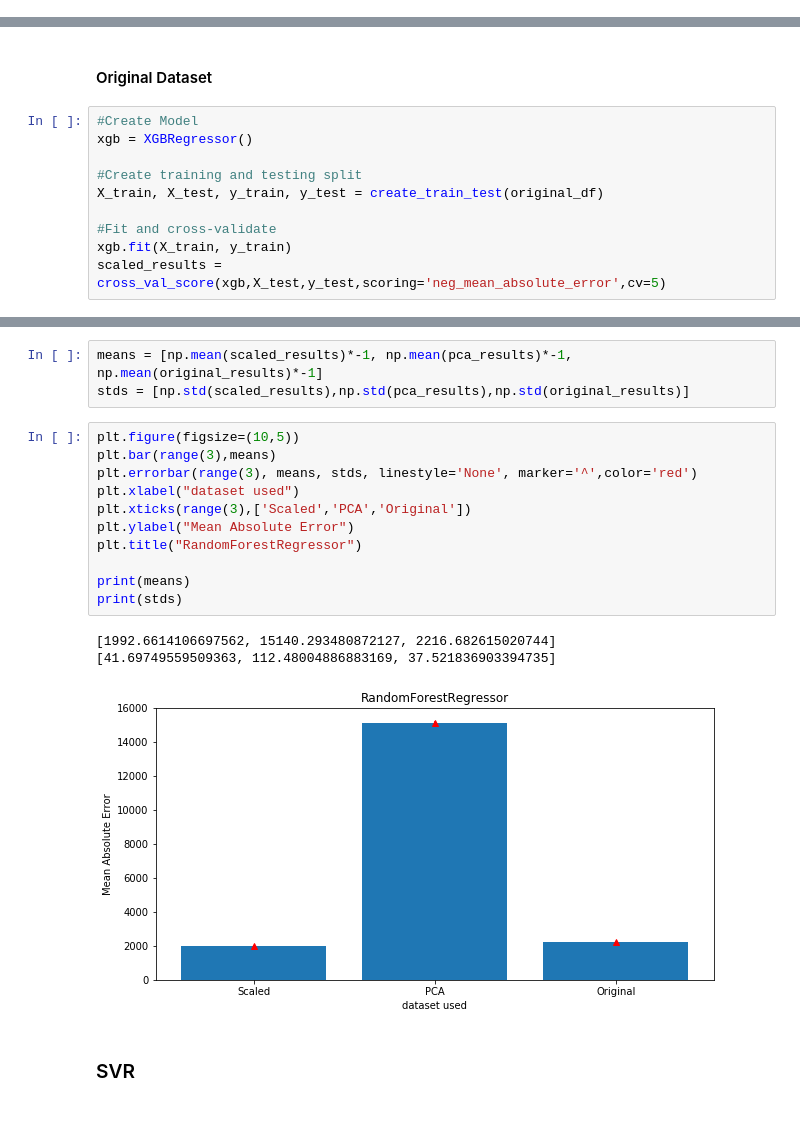
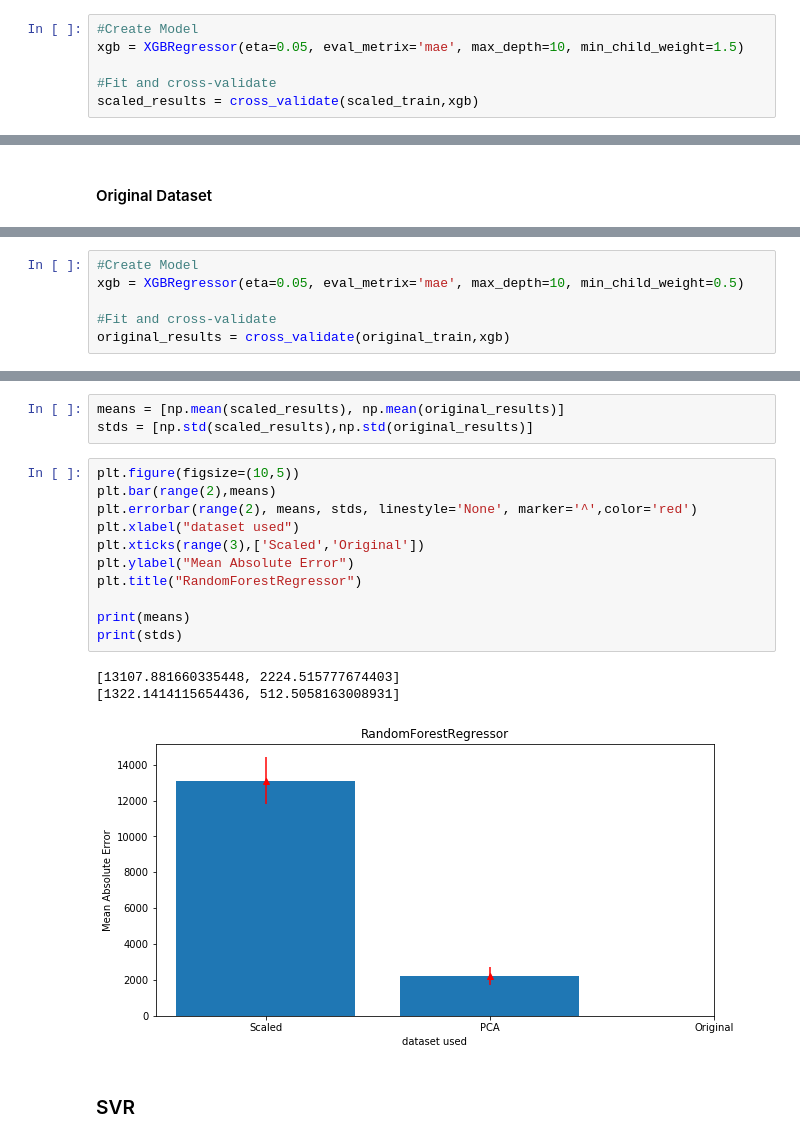
Before and after one commit to SophiaOfTheOceans/Springboard-Files, a Jupyter notebook: Capstone 2/notebooks/Machine Learning.ipynb, the cells around one changed output, grey strips where cells are left out. Cells and saved outputs as stored; diff of their text form.

```diff
--- a/Capstone 2/notebooks/Machine Learning.ipynb
+++ b/Capstone 2/notebooks/Machine Learning.ipynb
@@ -680,0 +516,6 @@ scaled_results = cross_val_score(xgb,X_test,y_test,scoring='neg_mean_absolute_er
+# %%
+#Create Model
+xgb = XGBRegressor(eta=0.05, eval_metrix='mae', max_depth=10, min_child_weight=1.5)
+
+#Fit and cross-validate
+scaled_results = cross_validate(scaled_train,xgb)
@@ -681,12 +527,2 @@ scaled_results = cross_val_score(xgb,X_test,y_test,scoring='neg_mean_absolute_er
 # %% [markdown]
 #### Original Dataset
-# %%
-#Create Model
-xgb = XGBRegressor()
-
-#Create training and testing split
-X_train, X_test, y_train, y_test = create_train_test(original_df)
-
-#Fit and cross-validate
-xgb.fit(X_train, y_train)
-scaled_results = cross_val_score(xgb,X_test,y_test,scoring='neg_mean_absolute_error',cv=5)
@@ -699,0 +529,6 @@ scaled_results = cross_val_score(xgb,X_test,y_test,scoring='neg_mean_absolute_er
+# %%
+#Create Model
+xgb = XGBRegressor(eta=0.05, eval_metrix='mae', max_depth=10, min_child_weight=0.5)
+
+#Fit and cross-validate
+original_results = cross_validate(original_train,xgb)
@@ -700,21 +540,21 @@ scaled_results = cross_val_score(xgb,X_test,y_test,scoring='neg_mean_absolute_er
 # %%
-means = [np.mean(scaled_results)*-1, np.mean(pca_results)*-1, np.mean(original_results)*-1]
-stds = [np.std(scaled_results),np.std(pca_results),np.std(original_results)]
+means = [np.mean(scaled_results), np.mean(original_results)]
+stds = [np.std(scaled_results),np.std(original_results)]
 # %%
 plt.figure(figsize=(10,5))
-plt.bar(range(3),means)
-plt.errorbar(range(3), means, stds, linestyle='None', marker='^',color='red')
+plt.bar(range(2),means)
+plt.errorbar(range(2), means, stds, linestyle='None', marker='^',color='red')
 plt.xlabel("dataset used")
-plt.xticks(range(3),['Scaled','PCA','Original'])
+plt.xticks(range(3),['Scaled','Original'])
 plt.ylabel("Mean Absolute Error")
 plt.title("RandomForestRegressor")
 
 print(means)
 print(stds)
 # %% [output]
-[1992.6614106697562, 15140.293480872127, 2216.682615020744]
-[41.69749559509363, 112.48004886883169, 37.521836903394735]
+[13107.881660335448, 2224.515777674403]
+[1322.1414115654436, 512.5058163008931]
-[figure, old version]
+[figure, new version]
 # %% [markdown]
 ### SVR
 # %%
```
Also changed, not shown: parts of 79 cells of this notebook, 4 other files.
